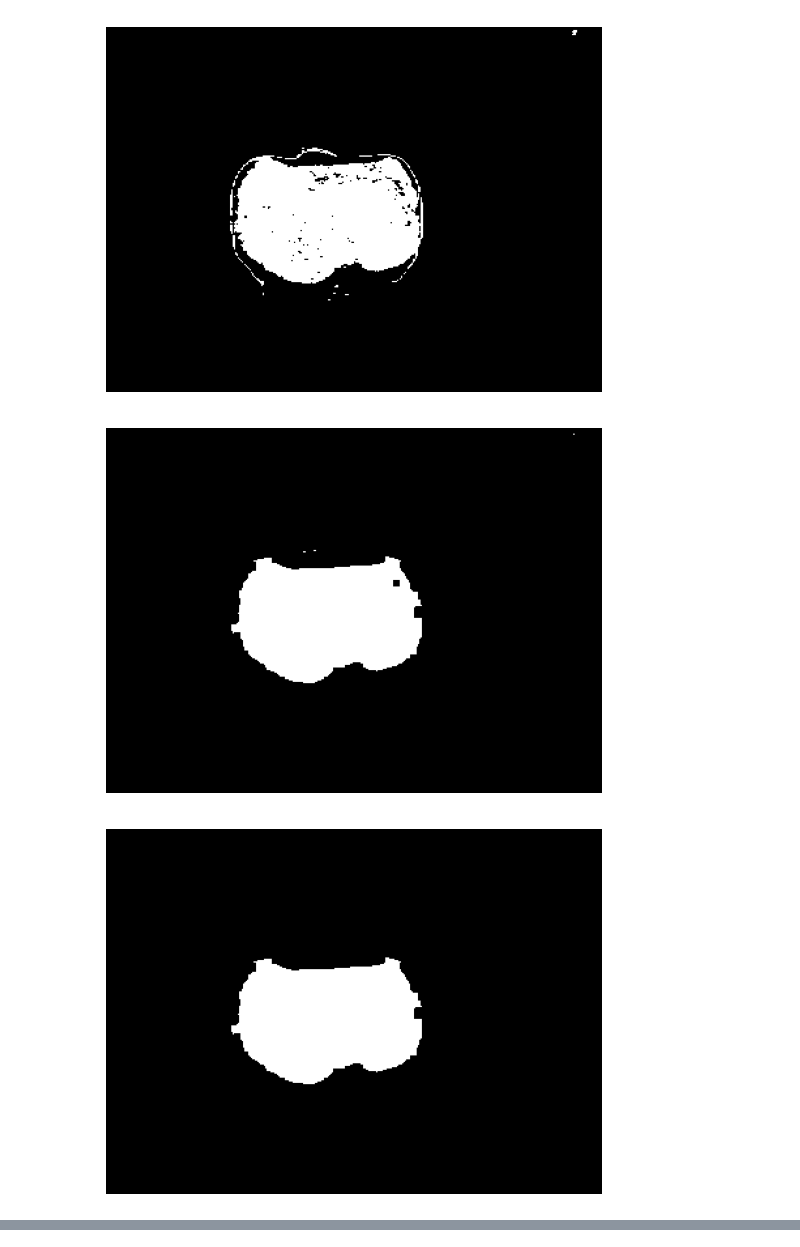
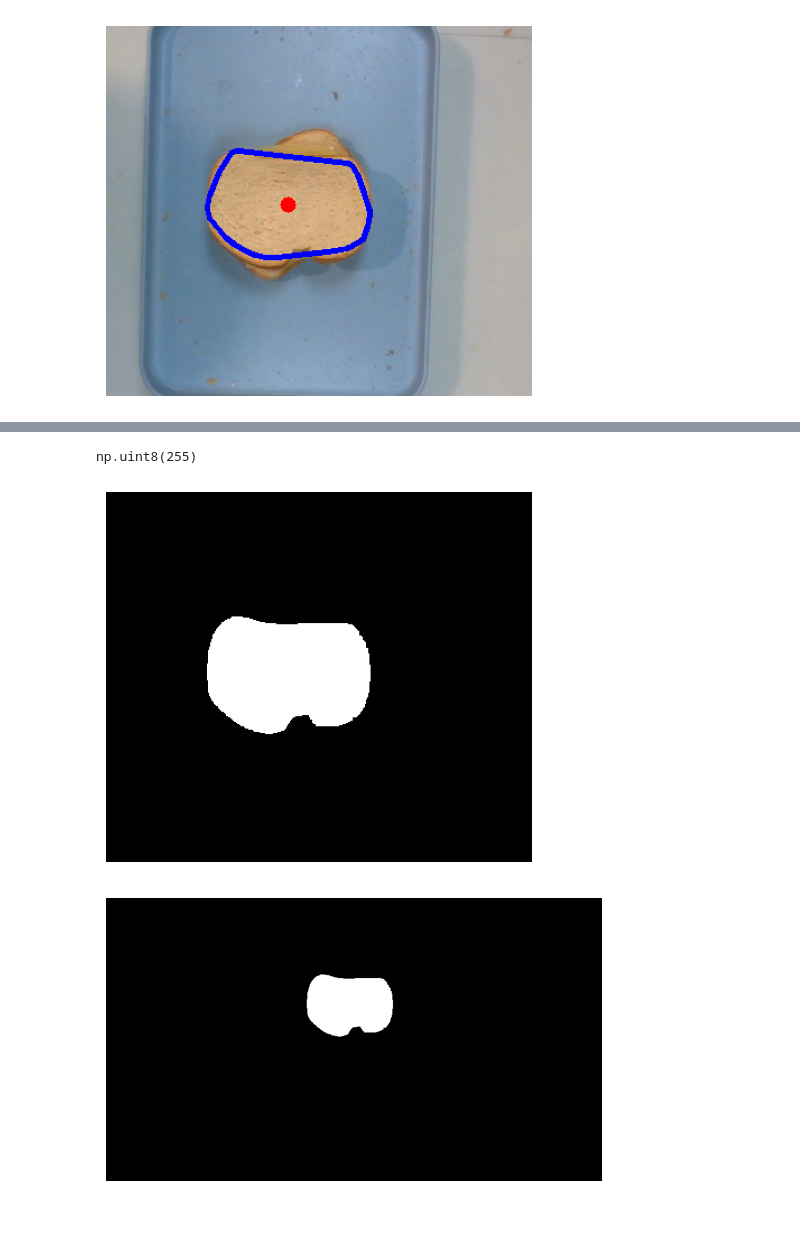
Before and after one commit to SNAAK-CMU/cv_experiments, a Jupyter notebook: sandwich_check/second_bread_check.ipynb, the cells around one changed output, grey strips where cells are left out. Saved outputs shown, nothing was run; the diff lists cells and outputs as text; code cells hidden in the pictures; blank space fills up the shorter version.

Commit message:
[Top bread check] Add SAM2 for robust segmentation

```diff
--- a/sandwich_check/second_bread_check.ipynb
+++ b/sandwich_check/second_bread_check.ipynb
@@ -14,11 +65,11 @@ TRAY_BOX_PIX = (
     250,
     20,
     630,
-    300,
+    350,
 )  # (x1, y1, x2, y2) coordinates of the tray box in the image
 # %%
 first_img_path = "/home/parth/snaak/data/SCH_images_041125/cheese_check_1/image_20250411-150254.png"
-second_img_path = "/home/parth/snaak/data/SCH_images_041125/cheese_check_3/image_20250411-150547.png"
+second_img_path = "/home/parth/snaak/data/SCH_images_041125/cheese_check_2/image_20250411-150437.png"
 
 first_img = cv2.imread(first_img_path)
 second_img = cv2.imread(second_img_path)
@@ -80,9 +129,9 @@ bread_hsv_lower_bound = np.array(BREAD_HSV_LOWER_BOUND_STRICT, dtype=np.uint8)
 bread_hsv_upper_bound = np.array(BREAD_HSV_UPPER_BOUND_STRICT, dtype=np.uint8)
 bread_mask = cv2.inRange(second_hsv, bread_hsv_lower_bound, bread_hsv_upper_bound)
 
-plt.imshow(bread_mask, cmap='gray')
-plt.axis('off')
-plt.show()
+# plt.imshow(bread_mask, cmap='gray')
+# plt.axis('off')
+# plt.show()
 
 # Gaussian blur the bread mask
 # bread_mask = cv2.GaussianBlur(bread_mask, (5, 5), 0)
@@ -92,9 +141,9 @@ bread_mask = cv2.dilate(bread_mask, None, iterations=1)
 bread_mask = cv2.erode(bread_mask, None, iterations=2)
 # Dilate the bread mask to fill in gaps
 
-plt.imshow(bread_mask, cmap='gray')
-plt.axis('off')
-plt.show()
+# plt.imshow(bread_mask, cmap='gray')
+# plt.axis('off')
+# plt.show()
 
 # Select only the largest contour and blacken out the rest
 contours, _ = cv2.findContours(bread_mask, cv2.RETR_EXTERNAL, cv2.CHAIN_APPROX_SIMPLE)
@@ -108,36 +157,34 @@ if contours:
 kernel = cv2.getStructuringElement(cv2.MORPH_RECT, (5, 5))
 bread_mask = cv2.morphologyEx(bread_mask, cv2.MORPH_CLOSE, kernel)
 
-plt.imshow(bread_mask, cmap='gray')
-plt.axis('off')
-plt.show()
+# plt.imshow(bread_mask, cmap='gray')
+# plt.axis('off')
+# plt.show()
 
 plot_image = second_crop.copy()
 
 # Plot the contours on the original image
 contours, _ = cv2.findContours(bread_mask, cv2.RETR_EXTERNAL, cv2.CHAIN_APPROX_SIMPLE)
 if contours:
     largest_contour = max(contours, key=cv2.contourArea)
     # cv2.drawContours(second_crop, [largest_contour], -1, (0, 255, 0), 3)
 
     # Find convex hull
     hull = cv2.convexHull(largest_contour)
     cv2.drawContours(plot_image, [hull], -1, (255, 0, 0), 3)
 
     # Find the center of the convex hull
     M = cv2.moments(hull)
     if M["m00"] != 0:
         cX = int(M["m10"] / M["m00"])
         cY = int(M["m01"] / M["m00"])
     else:
         cX, cY = 0, 0
     # Draw the center
     cv2.circle(plot_image, (cX, cY), 7, (0, 0, 255), -1)
 
 plt.imshow(cv2.cvtColor(plot_image, cv2.COLOR_BGR2RGB))
 plt.axis('off')
 plt.show()
 # %% [output]
-[figure, old version]
+[figure, new version]
-[figure, removed]
-[figure, removed]
@@ -144,0 +191,4 @@ plt.show()
+# %%
+np.max(bread_mask)
+# %% [output]
+np.uint8(255)
@@ -144,0 +246,20 @@ plt.show()
+# %%
+selected_mask = select_top_bread_mask(masks)
+selected_mask = selected_mask * 255
+selected_mask = selected_mask.astype(np.uint8)
+selected_mask = process_sam_mask(selected_mask)
+
+
+plt.imshow(selected_mask, cmap="gray")
+plt.axis('off')
+plt.show()
+# %% [output]
+[figure, added]
+# %%
+# Convert selected mask to original dimensions
+orig_mask = convert_mask_to_orig_dims(selected_mask, second_img, TRAY_BOX_PIX[0], TRAY_BOX_PIX[1], TRAY_BOX_PIX[2], TRAY_BOX_PIX[3])
+plt.imshow(orig_mask, cmap="gray")
+plt.axis('off')
+plt.show()
+# %% [output]
+[figure, added]
```
Also changed, not shown: parts of 12 cells of this notebook.
